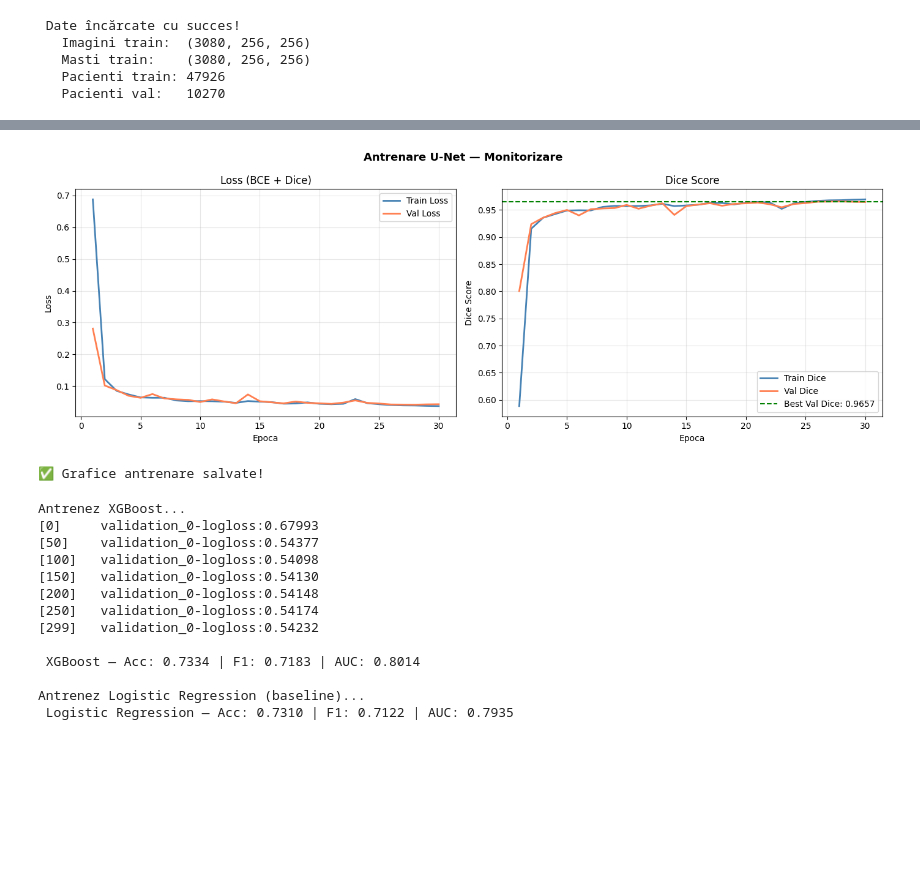
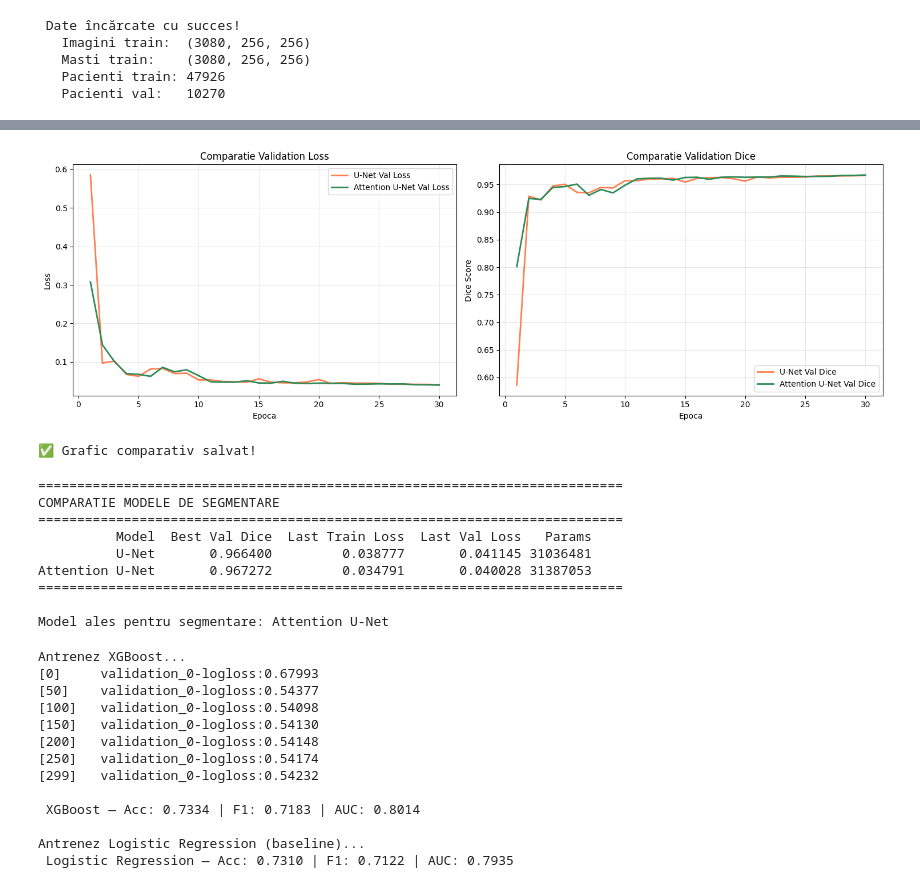
Before and after one commit to catalinagligor/carotid-ai-assist, a Jupyter notebook: notebooks/03-training.ipynb, the cells around one changed output, grey strips where cells are left out. Drawn from its saved outputs; the diff is of its cells as text; code cells hidden in the pictures; blank space fills up the shorter version.

Commit message:
Adaugare comparatie cu arhitectura Attention U-Net si modificat sa foloseasca Attention U-Net

```diff
--- a/notebooks/03-training.ipynb
+++ b/notebooks/03-training.ipynb
@@ -288,36 +487,60 @@ Epoca 30/30 | Loss: 0.0375/0.0433 | Dice: 0.9694/0.9647 | LR: 0.000500
 # %%
-fig, (ax1, ax2) = plt.subplots(1, 2, figsize=(14, 5))
-fig.suptitle('Antrenare U-Net — Monitorizare', fontweight='bold', fontsize=13)
-
+fig, (ax1, ax2) = plt.subplots(1, 2, figsize=(15, 5))
 epochs_range = range(1, EPOCHS + 1)
 
-# Loss
-ax1.plot(epochs_range, train_losses, 'steelblue', label='Train Loss', linewidth=2)
-ax1.plot(epochs_range, val_losses,   'coral',     label='Val Loss',   linewidth=2)
-ax1.set_title('Loss (BCE + Dice)')
+ax1.plot(epochs_range, val_losses, label='U-Net Val Loss', linewidth=2, color='coral')
+ax1.plot(epochs_range, att_val_losses, label='Attention U-Net Val Loss', linewidth=2, color='seagreen')
+ax1.set_title('Comparatie Validation Loss')
 ax1.set_xlabel('Epoca')
 ax1.set_ylabel('Loss')
 ax1.legend()
 ax1.grid(alpha=0.3)
 
-# Dice Score
-ax2.plot(epochs_range, train_dices, 'steelblue', label='Train Dice', linewidth=2)
-ax2.plot(epochs_range, val_dices,   'coral',     label='Val Dice',   linewidth=2)
-ax2.axhline(y=best_val_dice, color='green', linestyle='--',
-            label=f'Best Val Dice: {best_val_dice:.4f}')
-ax2.set_title('Dice Score')
+ax2.plot(epochs_range, val_dices, label='U-Net Val Dice', linewidth=2, color='coral')
+ax2.plot(epochs_range, att_val_dices, label='Attention U-Net Val Dice', linewidth=2, color='seagreen')
+ax2.set_title('Comparatie Validation Dice')
 ax2.set_xlabel('Epoca')
 ax2.set_ylabel('Dice Score')
 ax2.legend()
 ax2.grid(alpha=0.3)
 
 plt.tight_layout()
-plt.savefig(OUTPUT_DIR + 'unet_training_curves.png', dpi=150)
+plt.savefig(OUTPUT_DIR + 'unet_vs_attention_unet.png', dpi=150)
 plt.show()
-print("✅ Grafice antrenare salvate!")
+
+print("✅ Grafic comparativ salvat!")
 # %% [output]
-[figure, old version]
+[figure, new version]
-✅ Grafice antrenare salvate!
+✅ Grafic comparativ salvat!
+# %%
+seg_results = pd.DataFrame({
+    "Model": ["U-Net", "Attention U-Net"],
+    "Best Val Dice": [best_val_dice, best_att_val_dice],
+    "Last Train Loss": [train_losses[-1], att_train_losses[-1]],
+    "Last Val Loss": [val_losses[-1], att_val_losses[-1]],
+    "Params": [total_params, att_params]
+})
+
+print("=" * 75)
+print("COMPARATIE MODELE DE SEGMENTARE")
+print("=" * 75)
+print(seg_results.to_string(index=False))
+print("=" * 75)
+
+best_model_name = seg_results.sort_values("Best Val Dice", ascending=False).iloc[0]["Model"]
+print(f"\nModel ales pentru segmentare: {best_model_name}")
+
+seg_results.to_csv(OUTPUT_DIR + "segmentation_model_comparison.csv", index=False)
+# %% [output]
+===========================================================================
+COMPARATIE MODELE DE SEGMENTARE
+===========================================================================
+          Model  Best Val Dice  Last Train Loss  Last Val Loss   Params
+          U-Net       0.966400         0.038777       0.041145 31036481
+Attention U-Net       0.967272         0.034791       0.040028 31387053
+===========================================================================
+
+Model ales pentru segmentare: Attention U-Net
 # %%
 # Pregătire features clinice
 numeric_features   = ['age_years', 'ap_hi', 'ap_lo', 'bmi', 'pulse_pressure']
```
Also changed, not shown: parts of 7 cells of this notebook, 4 other files.
